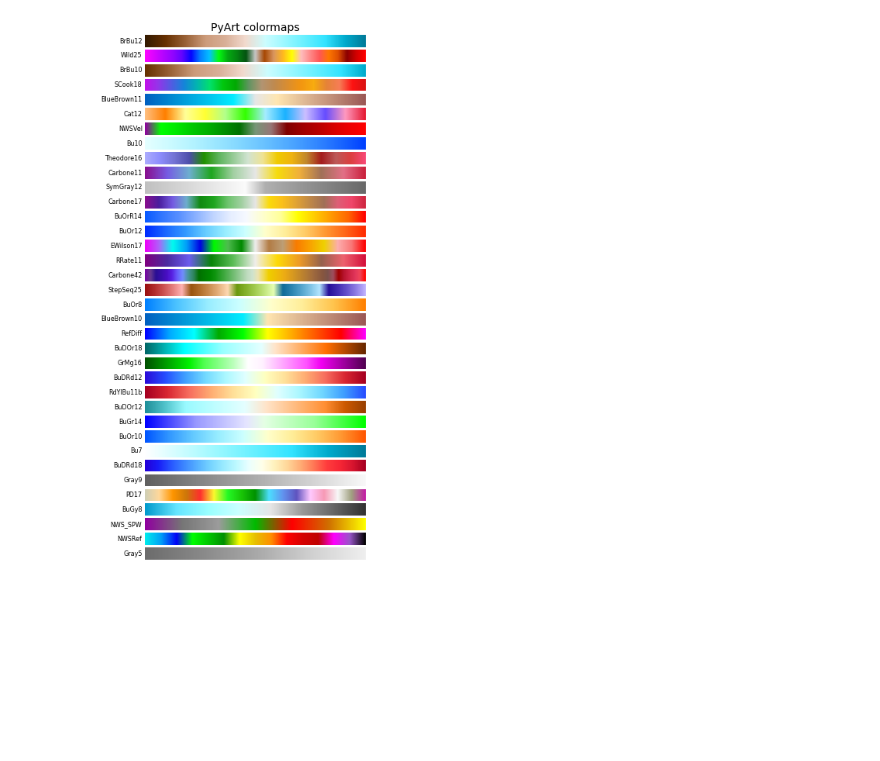
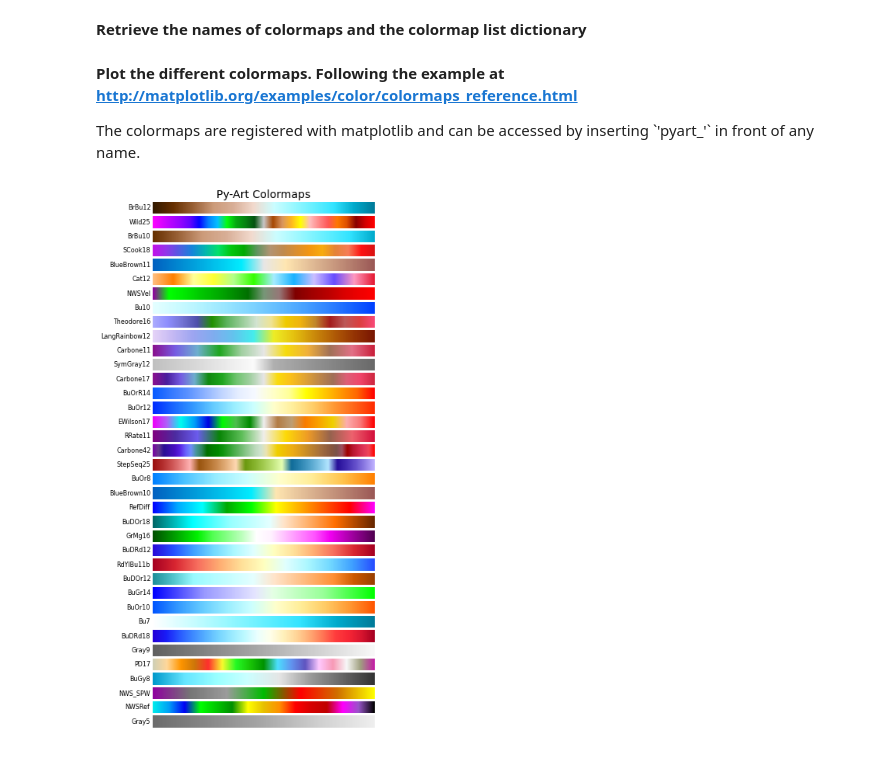
Before and after one commit to nguy/Notebooks, a Jupyter notebook: pyart_colormaps.ipynb, the cells around one changed output. Drawn from its saved outputs; the diff is of its cells as text; code cells hidden in the pictures; blank space fills up the shorter version.

Commit message:
Updated colormaps and time height notebooks.

```diff
--- a/pyart_colormaps.ipynb
+++ b/pyart_colormaps.ipynb
@@ -30,27 +31,33 @@ cms = [pyart.graph.cm.BrBu12, pyart.graph.cm.Wild25, pyart.graph.cm.BrBu10,
+# %% [markdown]
+<b>Retrieve the names of colormaps and the colormap list dictionary</b>
+# %%
+# By using the command pyart.graph.cm._cmapnames, one can find the colormap names
+
+cm_names = pyart.graph.cm._cmapnames
+cms = pyart.graph.cm.cmap_d
+# %% [markdown]
+<b>Plot the different colormaps. Following the example at http://matplotlib.org/examples/color/colormaps_reference.html<br>
+<p>The colormaps are registered with matplotlib and can be accessed by inserting `'pyart_'` in front of any name.</b>
 # %%
-# Following the example at http://matplotlib.org/examples/color/colormaps_reference.html
-
 nrows = len(cm_names)
 gradient = np.linspace(0, 1, 256)
 gradient = np.vstack((gradient, gradient))
 
-a = outer(np.arange(0,1,0.01),np.ones(10))
-
 # Create a figure and axes instance
 fig, axes = plt.subplots(nrows=nrows, figsize=(5,10))
 fig.subplots_adjust(top=0.95, bottom=0.01, left=0.2, right=0.99)
-axes[0].set_title('PyArt colormaps', fontsize=14)
+axes[0].set_title('Py-Art Colormaps', fontsize=14)
 
 # Loop through the possibilities
-for ax, name, pymap in zip(axes, cm_names, cms):
-    ax.imshow(gradient, aspect='auto', cmap=pymap)
-    pos = list(ax.get_position().bounds)
+for nn, pymap in enumerate(cm_names):
+    axes[nn].imshow(gradient, aspect='auto', cmap=cms[pymap])
+    pos = list(axes[nn].get_position().bounds)
     x_text = pos[0] - 0.01
     y_text = pos[1] + pos[3]/2.
-    fig.text(x_text, y_text, name, va='center', ha='right', fontsize=8)
+    fig.text(x_text, y_text, pymap, va='center', ha='right', fontsize=8)
 
 # Turn off *all* ticks & spines, not just the ones with colormaps.
 for ax in axes:
     ax.set_axis_off()
 # %% [output]
-[figure, old version]
+[figure, new version]
```
Also changed, not shown: parts of 4 cells of this notebook, 1 other file.
